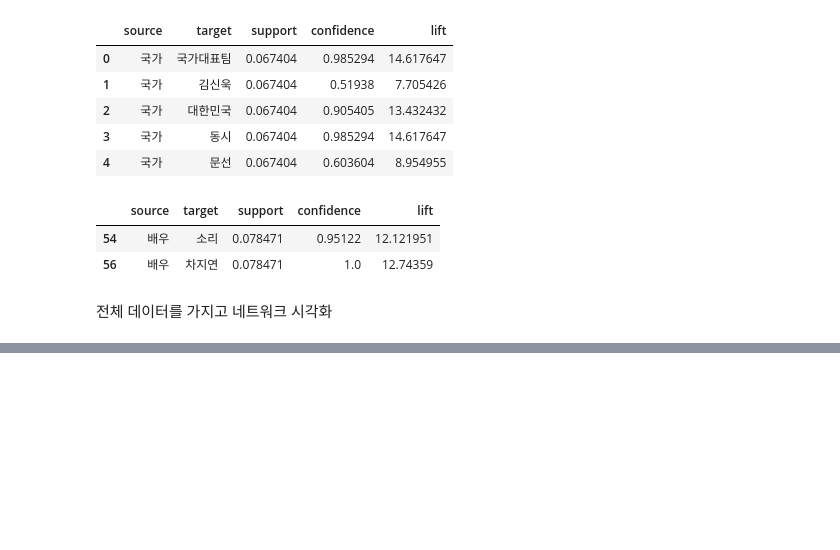
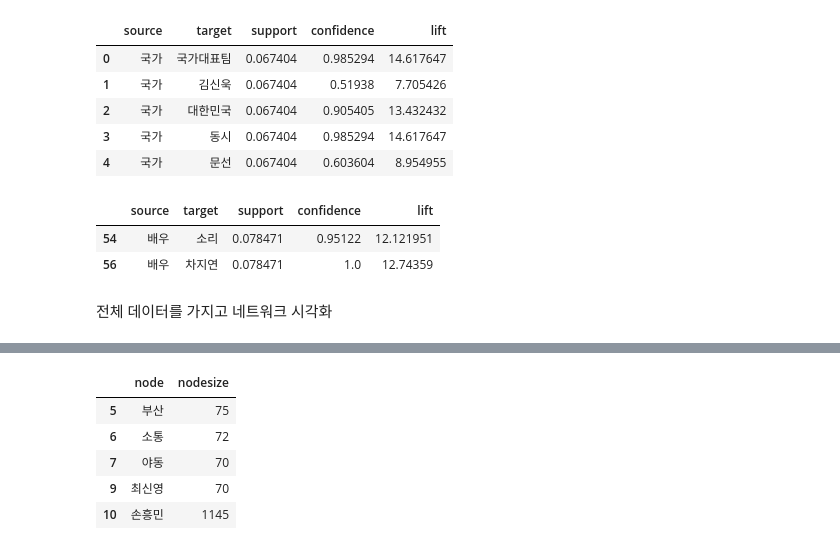
Before and after one commit to onulee/https---github.com-onulee-kdigital1, a Jupyter notebook: 11.deep/d0810/ju0810_01.ipynb, the cells around one changed output, grey strips where cells are left out. Drawn from its saved outputs; the diff is of its cells as text; code cells hidden in the pictures; blank space fills up the shorter version.

```diff
--- a/11.deep/d0810/ju0810_01.ipynb
+++ b/11.deep/d0810/ju0810_01.ipynb
@@ -208,0 +243,13 @@ searchword.sort_values(by='support',ascending=False)
+# %%
+# counter를 df로 타입변경
+node_df = pd.DataFrame(remove_char_counter.items(),columns=['node','nodesize'])
+# 노출횟수가 50미만 삭제
+node_df = node_df[node_df['nodesize']>50]
+node_df.head()
+# %% [output]
+|  | node | nodesize |
+| 5 | 부산 | 75 |
+| 6 | 소통 | 72 |
+| 7 | 야동 | 70 |
+| 9 | 최신영 | 70 |
+| 10 | 손흥민 | 1145 |
```
Also changed, not shown: parts of 5 cells of this notebook.
